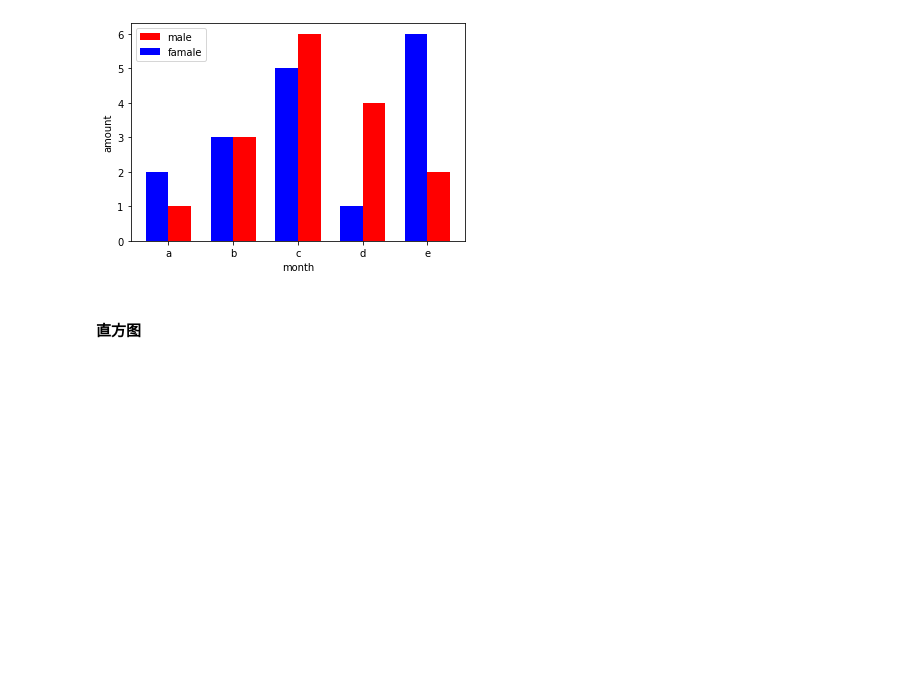
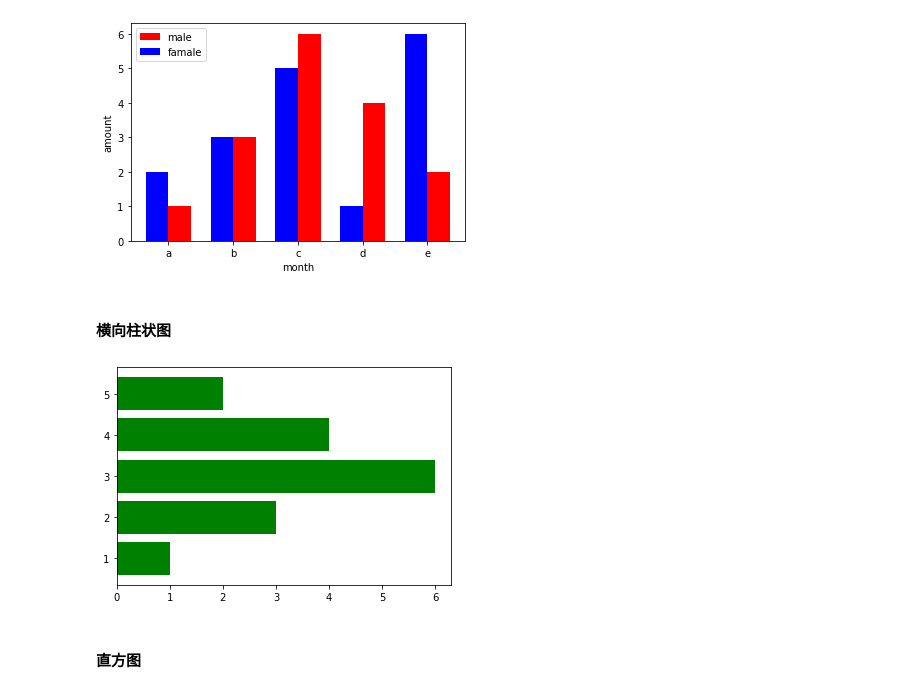
Before and after one commit to SS4G/big_ml, a Jupyter notebook: plot/matplotlib_demo.ipynb, the cells around one changed output. Cells and saved outputs as stored; diff of their text form; code cells hidden in the pictures; blank space fills up the shorter version.

```diff
--- a/plot/matplotlib_demo.ipynb
+++ b/plot/matplotlib_demo.ipynb
@@ -59,6 +59,17 @@ plt.show()
 # %% [output]
 <Figure size 432x288 with 0 Axes>
 [figure]
+# %% [markdown]
+#### 横向柱状图
+# %%
+fig7 = plt.figure(7) #plt创建figure
+ax = fig7.subplots()
+x = np.array([1, 2, 3, 4, 5])
+y1 = np.array([1, 3, 6, 4, 2])
+ax.barh(x, y1, color='green', label="male")
+fig7.show()
+# %% [output]
+[figure, added]
 # %% [markdown]
 #### 直方图
 # %%
```
Also changed, not shown: parts of 12 cells of this notebook, 1 other file.
